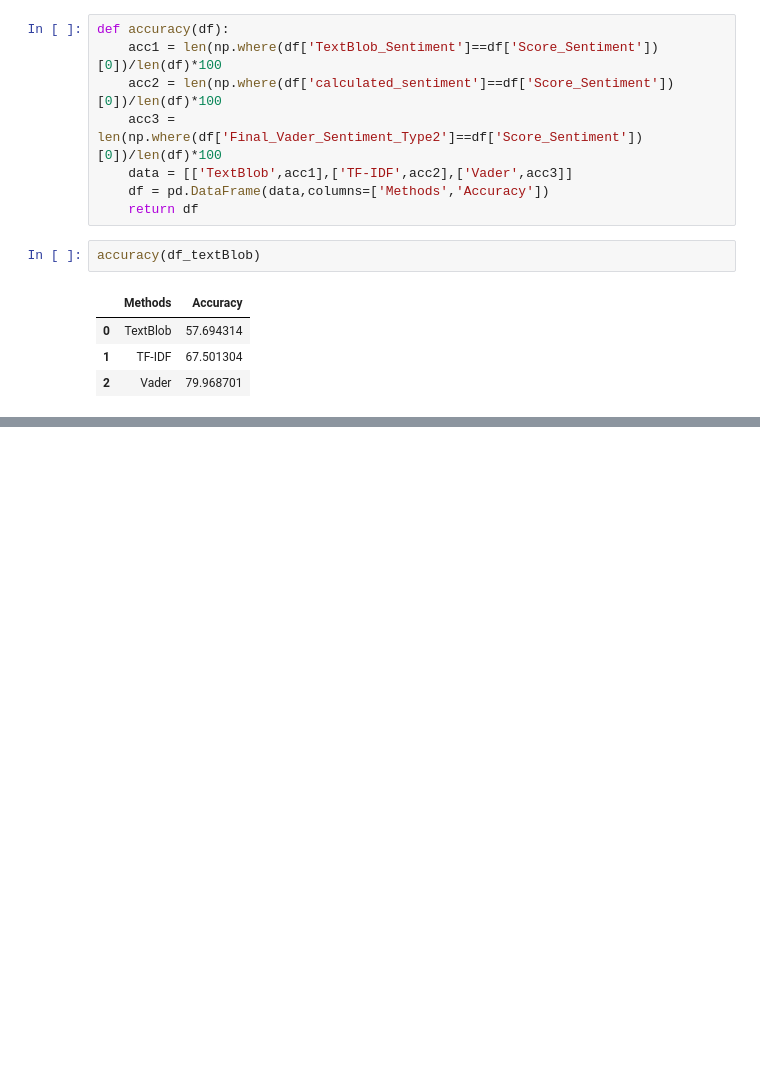
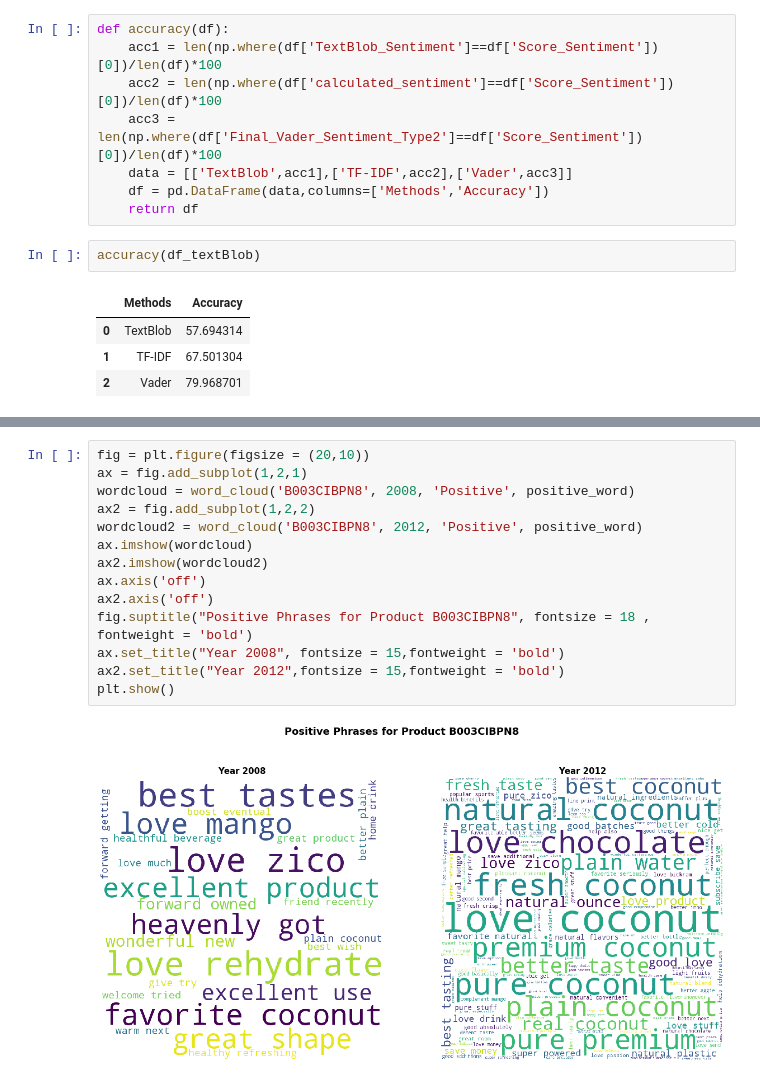
Before and after one commit to vibhutivadje/Text_Mining_Project, a Jupyter notebook: AmazonfoodReview_Analysis.ipynb, the cells around one changed output, grey strips where cells are left out. Drawn from its saved outputs; the diff is of its cells as text; blank space fills up the shorter version.

```diff
--- a/AmazonfoodReview_Analysis.ipynb
+++ b/AmazonfoodReview_Analysis.ipynb
@@ -706,0 +771,16 @@ accuracy(df_textBlob)
+# %%
+fig = plt.figure(figsize = (20,10))
+ax = fig.add_subplot(1,2,1)
+wordcloud = word_cloud('B003CIBPN8', 2008, 'Positive', positive_word)
+ax2 = fig.add_subplot(1,2,2)
+wordcloud2 = word_cloud('B003CIBPN8', 2012, 'Positive', positive_word)
+ax.imshow(wordcloud)
+ax2.imshow(wordcloud2)
+ax.axis('off')
+ax2.axis('off')
+fig.suptitle("Positive Phrases for Product B003CIBPN8", fontsize = 18 , fontweight = 'bold')
+ax.set_title("Year 2008", fontsize = 15,fontweight = 'bold')
+ax2.set_title("Year 2012",fontsize = 15,fontweight = 'bold')
+plt.show()
+# %% [output]
+[figure, added]
```
Also changed, not shown: parts of 9 cells of this notebook.
